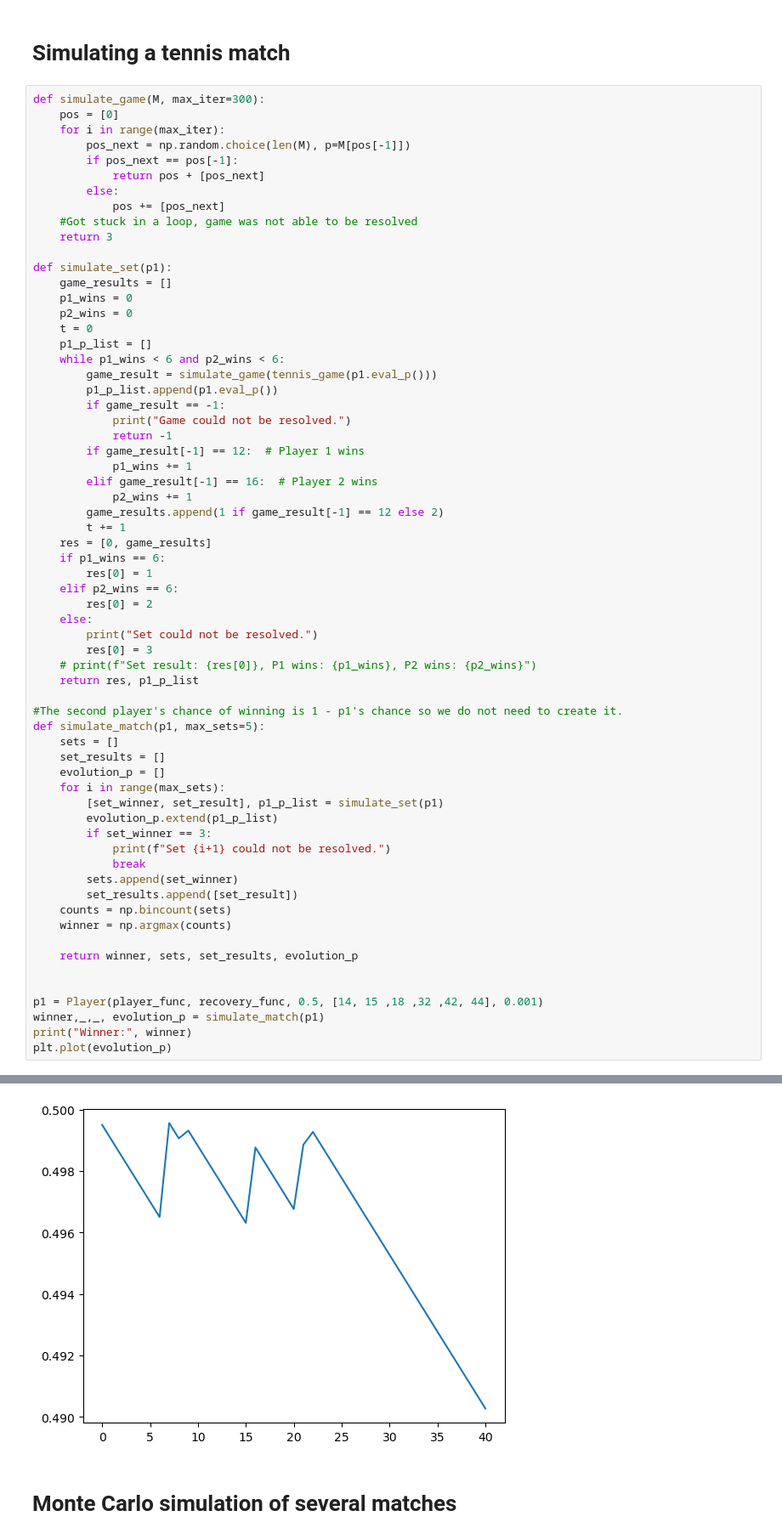
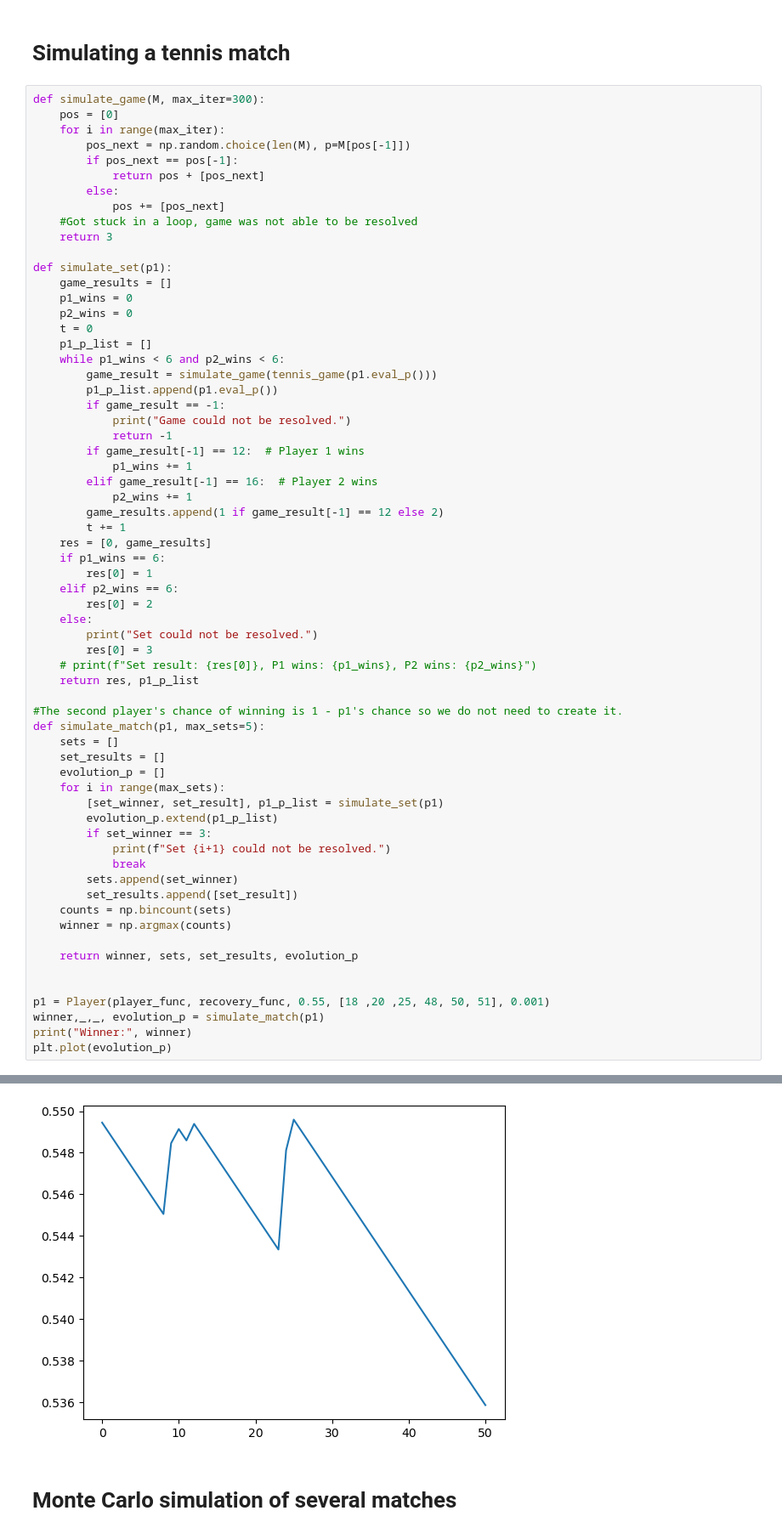
Before and after one commit to tedibaba/Optimising-tennis-break-times, a Jupyter notebook: Tennis game.ipynb, the cells around one changed output, grey strips where cells are left out. Shown at 85% size. Saved outputs shown, nothing was run; the diff lists cells and outputs as text.

Commit message:
Creating graphs and data

```diff
--- a/Tennis game.ipynb
+++ b/Tennis game.ipynb
@@ -152,7 +153,7 @@ def simulate_match(p1, max_sets=5):
     return winner, sets, set_results, evolution_p
 
 
-p1 = Player(player_func, recovery_func, 0.5, [14, 15 ,18 ,32 ,42, 44], 0.001)
+p1 = Player(player_func, recovery_func, 0.55, [18 ,20 ,25, 48, 50, 51], 0.001)
 winner,_,_, evolution_p = simulate_match(p1)
 print("Winner:", winner)
 plt.plot(evolution_p)
@@ -161,5 +162,5 @@ Winner: 2
 [<matplotlib.lines.Line2D at 0x...>]
-[figure, old version]
+[figure, new version]
 # %% [markdown]
 # Monte Carlo simulation of several matches
 # %%
```
Also changed, not shown: parts of 11 cells of this notebook, 2 other files.
